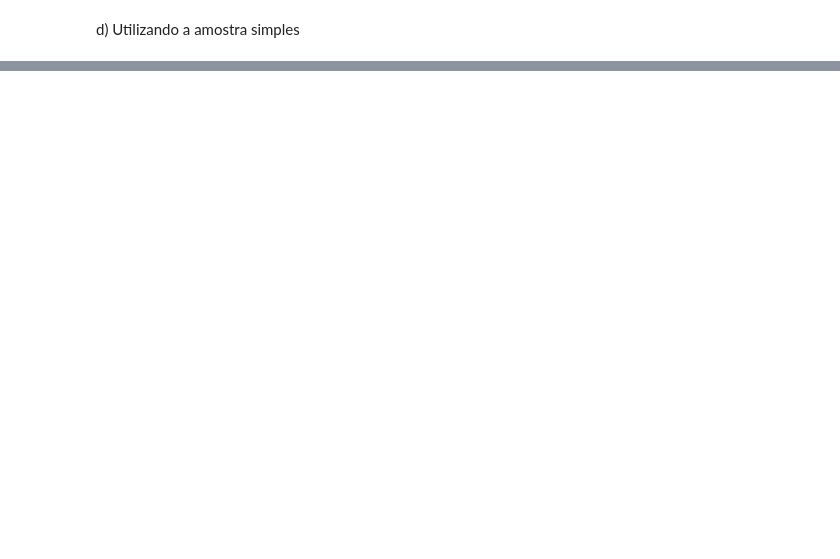
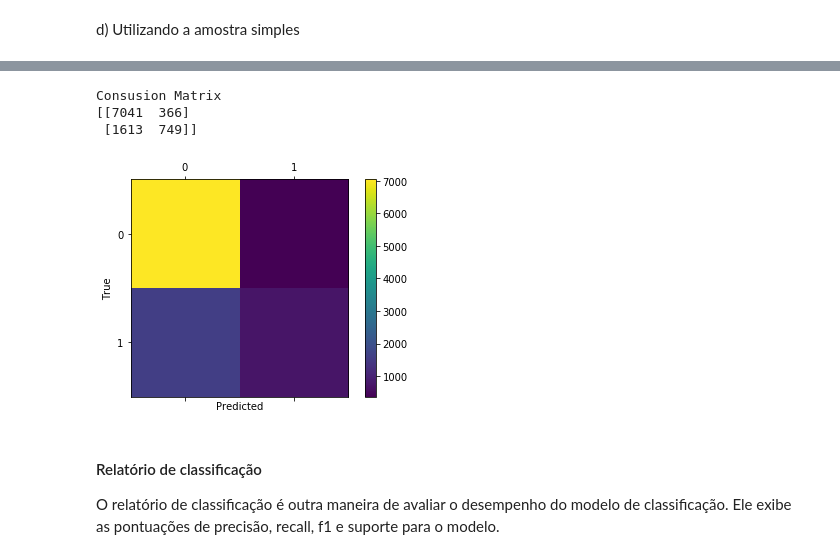
Before and after one commit to FernandoBLima/data-analysis-course, a Jupyter notebook: Descriptive Data Statistics/descriptive_data_statistics.ipynb, the cells around one changed output, grey strips where cells are left out. Saved outputs shown, nothing was run; the diff lists cells and outputs as text; code cells hidden in the pictures; blank space fills up the shorter version.

Commit message:
updating the descriptive data statistics file

```diff
--- a/Descriptive Data Statistics/descriptive_data_statistics.ipynb
+++ b/Descriptive Data Statistics/descriptive_data_statistics.ipynb
@@ -1004,0 +1063,7 @@ Preschool - Mean <=50K:  39.16 || Mean >50K:  46.3
+# %%
+df = pd.read_csv('adult.data')
+df = pd.DataFrame(data=df)
+dataset = pd.read_csv("adult.data",
+                  sep=',', names=['age', 'workclass', 'fnlwgt', 'education', 'education-num', 'marital-status',
+                                     'occupation', 'relationship', 'race', 'sex', 'capital-gain', 'capital-loss',
+                                     'hours-per-week', 'native-country', 'income'])
@@ -1004,0 +1093,18 @@ Preschool - Mean <=50K:  39.16 || Mean >50K:  46.3
+# %%
+from sklearn.model_selection import train_test_split
+X_train, X_test, y_train, y_test = train_test_split(features, target, test_size=0.3, random_state=0)
+# %%
+#Import do Naive Bayes Gaussian model
+from sklearn.naive_bayes import GaussianNB
+
+#Criando o Gaussian Classifier
+gnb = GaussianNB()
+
+# Treinando o modelo usando os conjuntos de treinamento
+y_pred = gnb.fit(X_train, y_train).predict(X_test)
+# %%
+from sklearn.metrics import confusion_matrix, accuracy_score
+score = accuracy_score(y_test, y_pred)
+matrix = confusion_matrix(y_test, y_pred)
+
+print('Accuracy Score: {0:.4f}'.format(score))
@@ -1004,0 +1117,23 @@ Preschool - Mean <=50K:  39.16 || Mean >50K:  46.3
+# %%
+print('Consusion Matrix')
+print( matrix)
+
+from sklearn.metrics import confusion_matrix
+
+cm = confusion_matrix(y_test, y_pred)
+fig = plt.figure()
+ax = fig.add_subplot(111)
+cax = ax.matshow(cm)
+fig.colorbar(cax)
+plt.xlabel('Predicted')
+plt.ylabel('True')
+plt.show()
+# %% [output]
+Consusion Matrix
+[[7041  366]
+ [1613  749]]
+[figure, added]
+# %% [markdown]
+#### Relatório de classificação
+
+O relatório de classificação é outra maneira de avaliar o desempenho do modelo de classificação. Ele exibe as pontuações de precisão, recall, f1 e suporte para o modelo.
```
Also changed, not shown: parts of 143 cells of this notebook.
